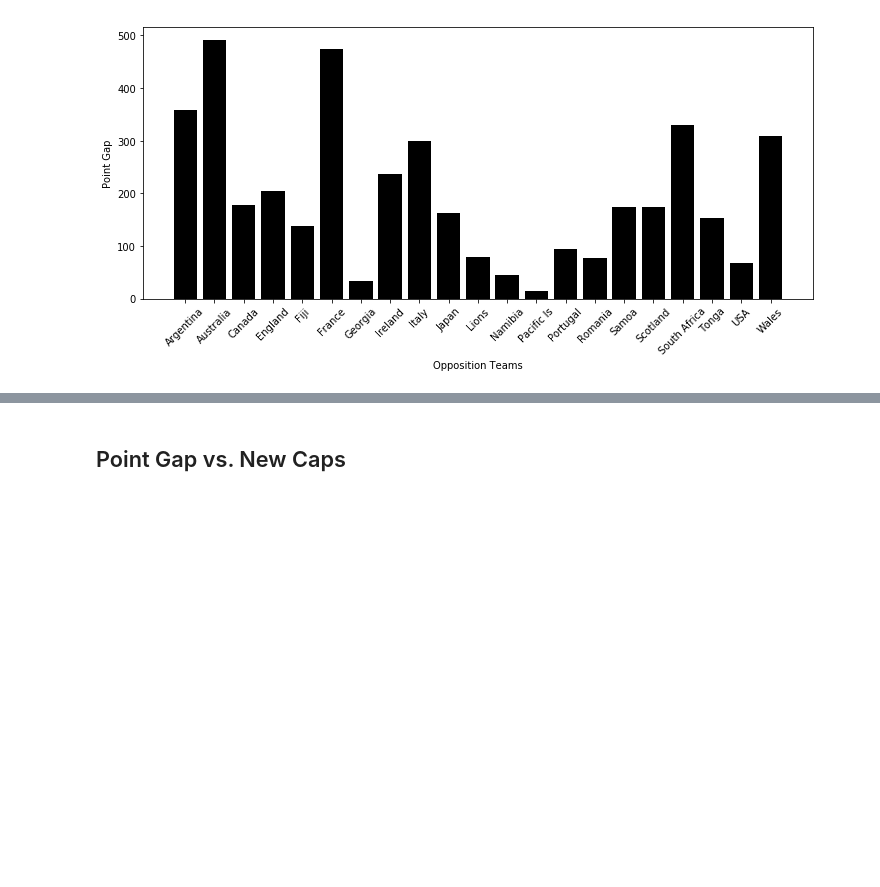
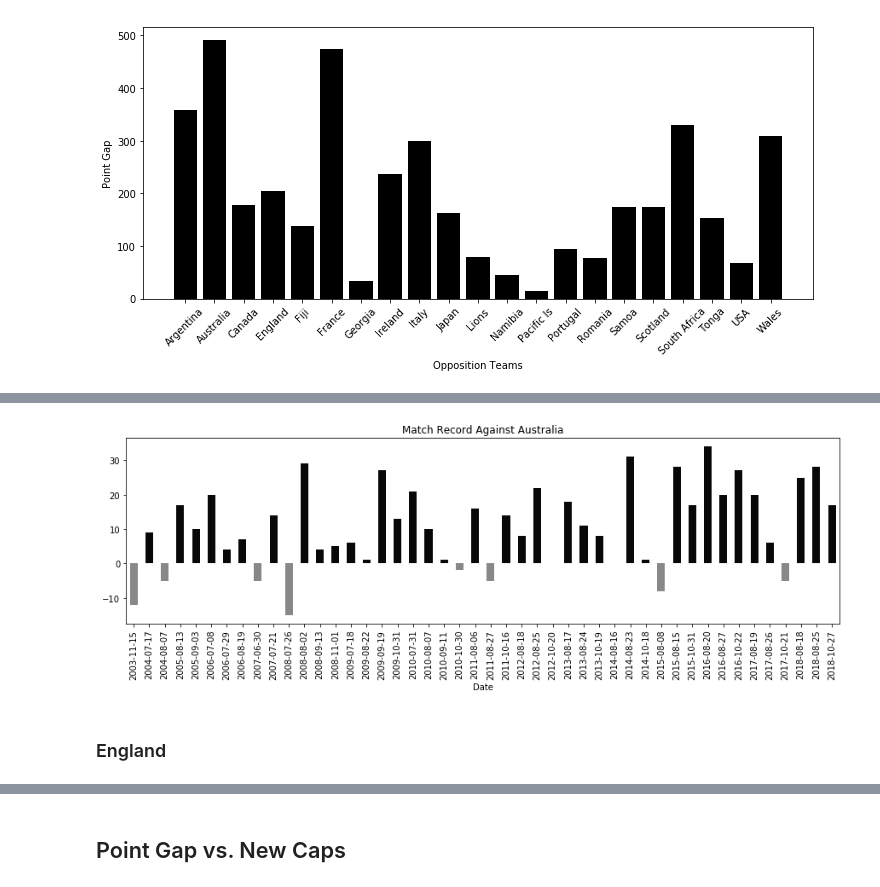
Before and after one commit to lorijta92/web-design-all-blacks, a Jupyter notebook: Resources/ab-match-analysis.ipynb, the cells around one changed output, grey strips where cells are left out. Drawn from its saved outputs; the diff is of its cells as text; code cells hidden in the pictures; blank space fills up the shorter version.

Commit message:
add descriptions and plots

```diff
--- a/Resources/ab-match-analysis.ipynb
+++ b/Resources/ab-match-analysis.ipynb
@@ -204,0 +208,5 @@ plt.show()
+# %%
+df_aus = df[["Opposition Name", "Date", "Point Gap", "Result"]]
+df_aus = df_aus.loc[df["Opposition Name"] == "Australia"].reset_index()
+df_aus = df_aus.drop(columns="index")
+df_aus.head()
@@ -204,0 +220,8 @@ plt.show()
+# %%
+df_aus.plot.bar(x='Date', color=[np.where(df_aus["Point Gap"]>0, "#080808", "#888888")], figsize=(15,4),
+           title="Match Record Against Australia", legend=False)
+plt.show()
+# %% [output]
+[figure, added]
+# %% [markdown]
+### England
```
Also changed, not shown: parts of 18 cells of this notebook, 8 other files.
